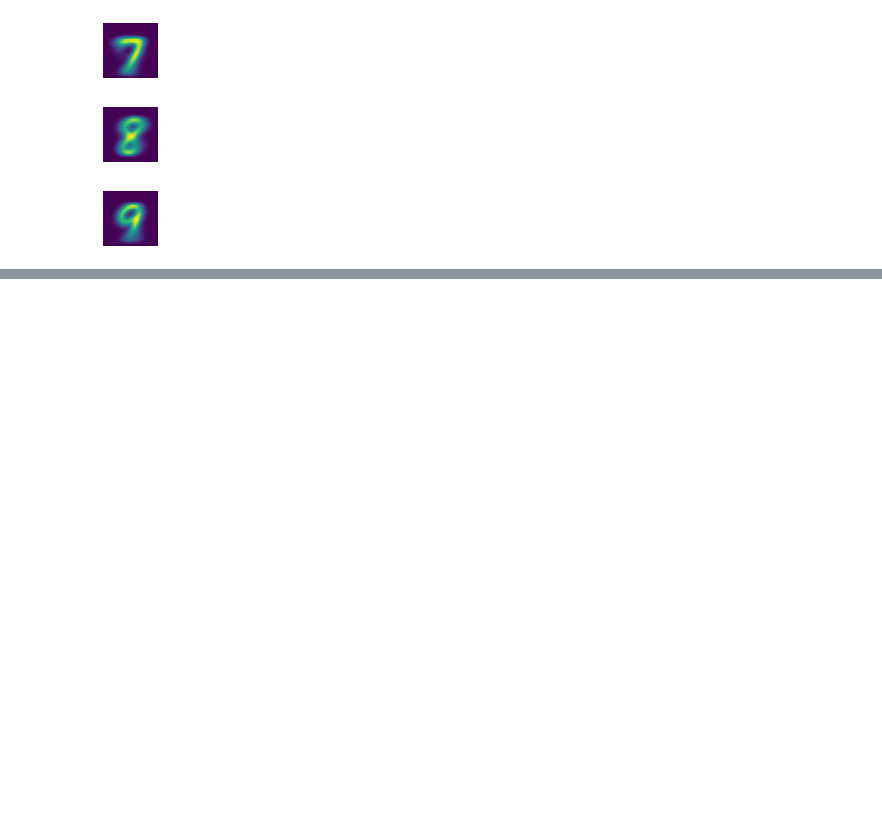
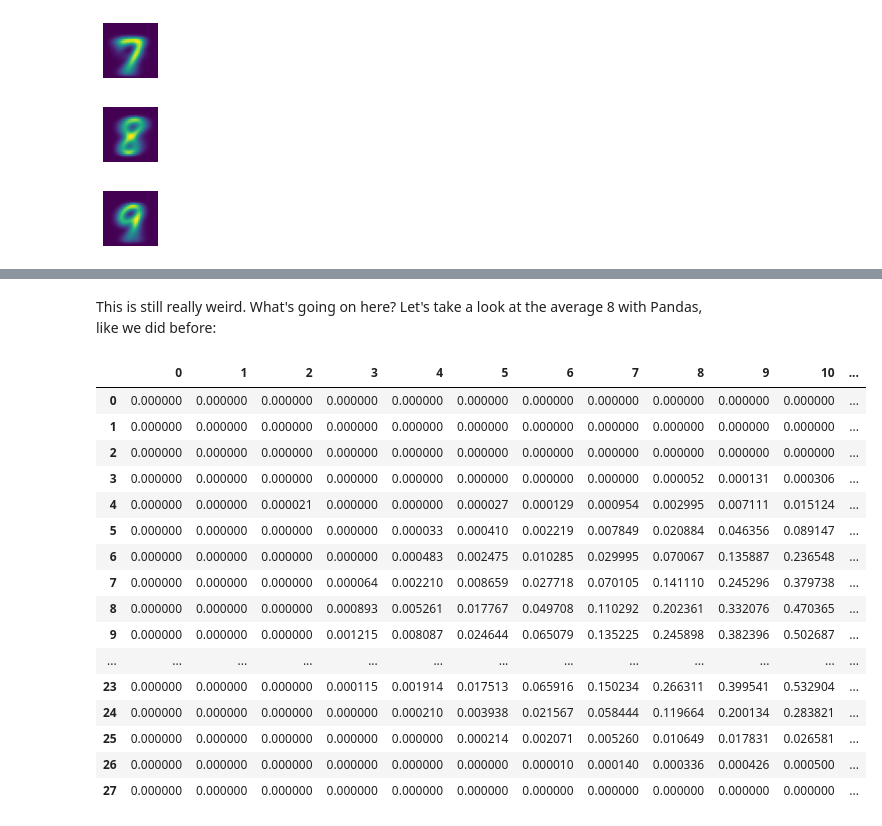
Before and after one commit to chuckmaini/pytorch_notebook_experimentation, a Jupyter notebook: notebooks/Chapter_4-Exercise_2.ipynb, the cells around one changed output, grey strips where cells are left out. Drawn from its saved outputs; the diff is of its cells as text; code cells hidden in the pictures; blank space fills up the shorter version.

```diff
--- a/notebooks/Chapter_4-Exercise_2.ipynb
+++ b/notebooks/Chapter_4-Exercise_2.ipynb
@@ -115,0 +164,23 @@ Okay, not bad progress for one night!  Next up: pg 140, figuring out distance fr
+# %% [markdown]
+This is still really weird.  What's going on here?  Let's take a look at the average 8 with Pandas, like we did before:
+# %%
+df = pd.DataFrame(ndata[8]['tensor_mean'])
+df.style.set_properties(**{'font-size':'6pt'}).background_gradient('Greys')
+# %% [output]
+|  | 0 | 1 | 2 | 3 | 4 | 5 | 6 | 7 | 8 | 9 | 10 | ... |
+| 0 | 0.000000 | 0.000000 | 0.000000 | 0.000000 | 0.000000 | 0.000000 | 0.000000 | 0.000000 | 0.000000 | 0.000000 | 0.000000 | ... |
+| 1 | 0.000000 | 0.000000 | 0.000000 | 0.000000 | 0.000000 | 0.000000 | 0.000000 | 0.000000 | 0.000000 | 0.000000 | 0.000000 | ... |
+| 2 | 0.000000 | 0.000000 | 0.000000 | 0.000000 | 0.000000 | 0.000000 | 0.000000 | 0.000000 | 0.000000 | 0.000000 | 0.000000 | ... |
+| 3 | 0.000000 | 0.000000 | 0.000000 | 0.000000 | 0.000000 | 0.000000 | 0.000000 | 0.000000 | 0.000052 | 0.000131 | 0.000306 | ... |
+| 4 | 0.000000 | 0.000000 | 0.000021 | 0.000000 | 0.000000 | 0.000027 | 0.000129 | 0.000954 | 0.002995 | 0.007111 | 0.015124 | ... |
+| 5 | 0.000000 | 0.000000 | 0.000000 | 0.000000 | 0.000033 | 0.000410 | 0.002219 | 0.007849 | 0.020884 | 0.046356 | 0.089147 | ... |
+| 6 | 0.000000 | 0.000000 | 0.000000 | 0.000000 | 0.000483 | 0.002475 | 0.010285 | 0.029995 | 0.070067 | 0.135887 | 0.236548 | ... |
+| 7 | 0.000000 | 0.000000 | 0.000000 | 0.000064 | 0.002210 | 0.008659 | 0.027718 | 0.070105 | 0.141110 | 0.245296 | 0.379738 | ... |
+| 8 | 0.000000 | 0.000000 | 0.000000 | 0.000893 | 0.005261 | 0.017767 | 0.049708 | 0.110292 | 0.202361 | 0.332076 | 0.470365 | ... |
+| 9 | 0.000000 | 0.000000 | 0.000000 | 0.001215 | 0.008087 | 0.024644 | 0.065079 | 0.135225 | 0.245898 | 0.382396 | 0.502687 | ... |
+| ... | ... | ... | ... | ... | ... | ... | ... | ... | ... | ... | ... | ... |
+| 23 | 0.000000 | 0.000000 | 0.000000 | 0.000115 | 0.001914 | 0.017513 | 0.065916 | 0.150234 | 0.266311 | 0.399541 | 0.532904 | ... |
+| 24 | 0.000000 | 0.000000 | 0.000000 | 0.000000 | 0.000210 | 0.003938 | 0.021567 | 0.058444 | 0.119664 | 0.200134 | 0.283821 | ... |
+| 25 | 0.000000 | 0.000000 | 0.000000 | 0.000000 | 0.000000 | 0.000214 | 0.002071 | 0.005260 | 0.010649 | 0.017831 | 0.026581 | ... |
+| 26 | 0.000000 | 0.000000 | 0.000000 | 0.000000 | 0.000000 | 0.000000 | 0.000010 | 0.000140 | 0.000336 | 0.000426 | 0.000500 | ... |
+| 27 | 0.000000 | 0.000000 | 0.000000 | 0.000000 | 0.000000 | 0.000000 | 0.000000 | 0.000000 | 0.000000 | 0.000000 | 0.000000 | ... |
```
Also changed, not shown: parts of 52 cells of this notebook.
